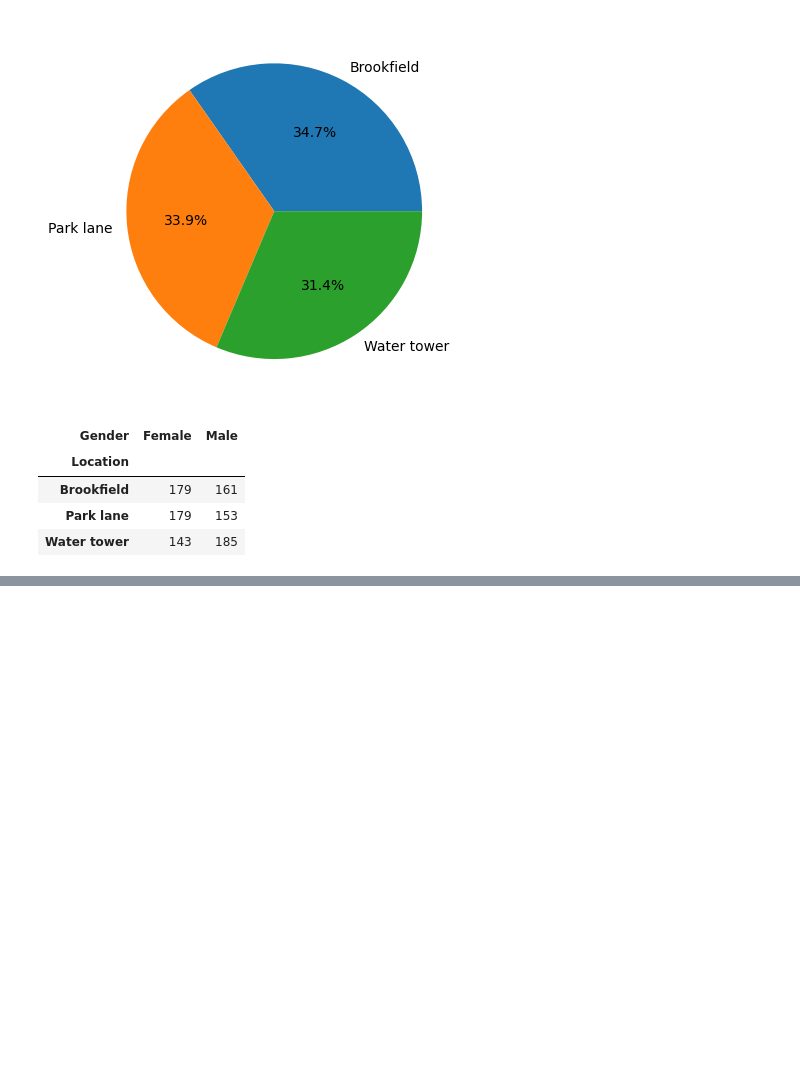
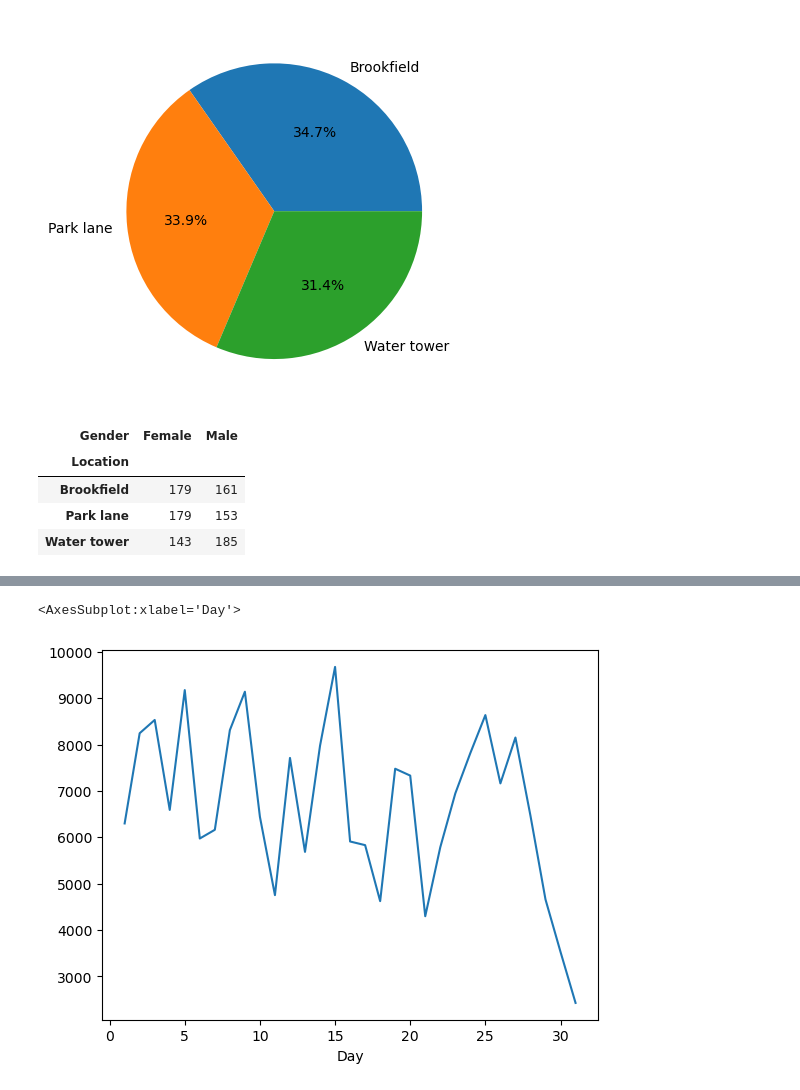
Before and after one commit to Joshi-kv/Sales_Analysis, a Jupyter notebook: supermarket_sales_analysis.ipynb, the cells around one changed output, grey strips where cells are left out. Saved outputs shown, nothing was run; the diff lists cells and outputs as text; code cells hidden in the pictures; blank space fills up the shorter version.

```diff
--- a/supermarket_sales_analysis.ipynb
+++ b/supermarket_sales_analysis.ipynb
@@ -222,0 +221,7 @@ day_sales=data.groupby('Day')
+# %%
+day_sales=data.groupby('Day').sum()['Total']
+# %%
+day_sales.plot()
+# %% [output]
+<AxesSubplot:xlabel='Day'>
+[figure, added]
```
Also changed, not shown: parts of 8 cells of this notebook.
